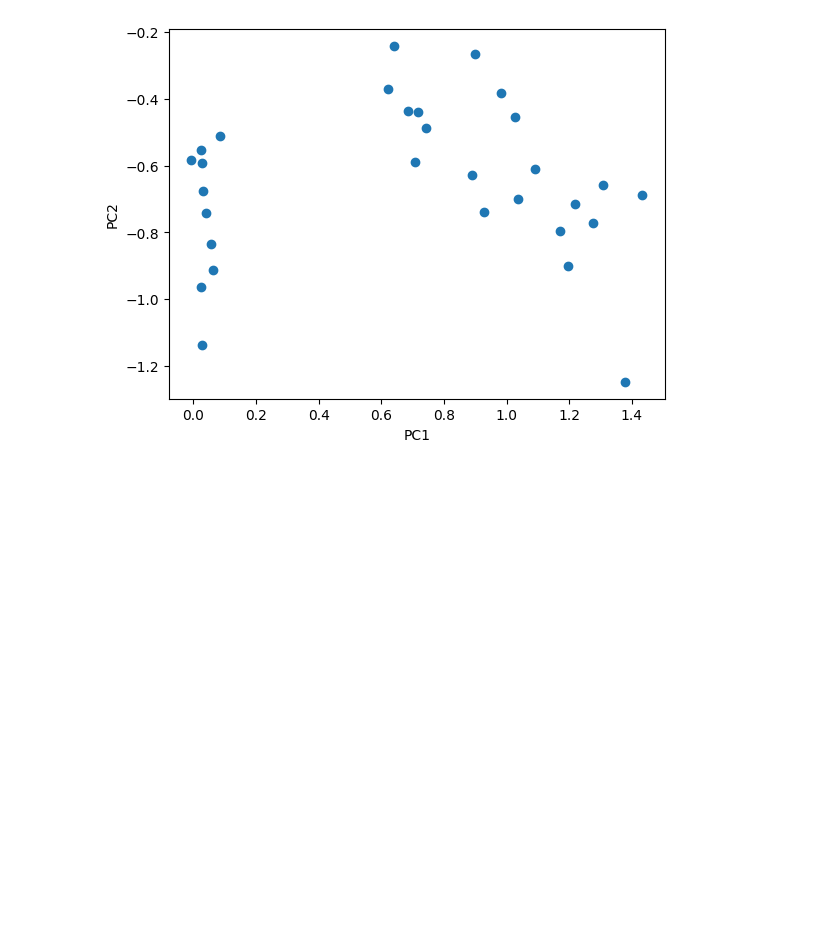
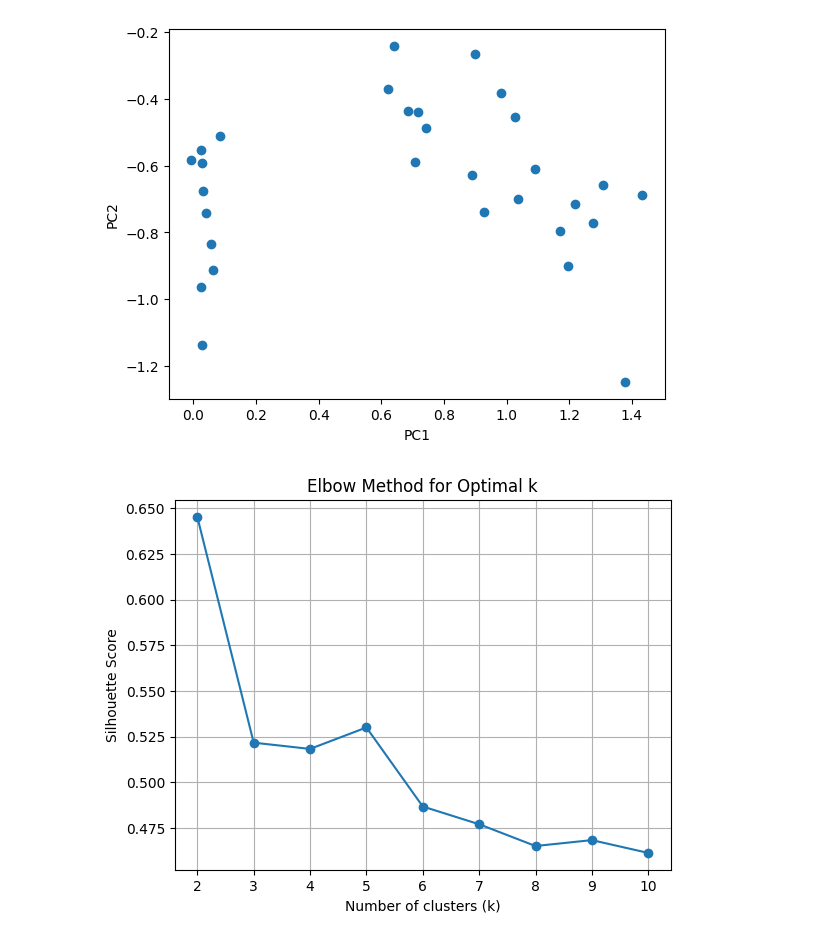
Before and after one commit to shofiannn/lks-kota-2024, a Jupyter notebook: lks_kota_2024.ipynb, the cells around one changed output. Drawn from its saved outputs; the diff is of its cells as text; code cells hidden in the pictures; blank space fills up the shorter version.

```diff
--- a/lks_kota_2024.ipynb
+++ b/lks_kota_2024.ipynb
@@ -68,7 +68,7 @@ sns.heatmap(df.corr(), annot=True)
 <Axes: >
 [figure]
 # %%
-x = df.drop(columns='Species').values
+x = df.drop(columns='Species')
 # %%
 x
 # %% [output]
@@ -94,7 +90,7 @@ np.random.seed(0)
 train_size = int(len(x) * 0.8)
 idx = np.random.permutation(len(x))
 
-x_train, x_test = x[idx[:train_size]], x[idx[train_size:]]
+x_train, x_test = x.iloc[idx[:train_size]], x.iloc[idx[train_size:]]
 
 print(x_train.shape)
 print(x_test.shape)
@@ -106,4 +102,4 @@ min_value = x_train.min(axis=0)
 max_value = x_train.max(axis=0)
 range_value = max_value - min_value
 range_value[range_value == 0] = 1
-x_train = (x_train - min_value) / range_value
+x_train_scaled = (x_train - min_value) / range_value
@@ -163,7 +155,7 @@ def pca(df):
     pca_df = np.dot(df, selected_eig_vec)
     return pca_df, n_components, selected_eig_vec
 # %%
-pca_train, n_components, selected_eig_vec = pca(x_train)
+pca_train, n_components, selected_eig_vec = pca(x_train_scaled)
 # %%
 plt.scatter(pca_train[:, 0], pca_train[:, 1])
 plt.xlabel('PC1')
@@ -200,3 +192,49 @@ plt.ylabel('PC2')
 plt.show()
 # %% [output]
 [figure]
+# %%
+def kmeans(X, k, max_iters=100):
+    np.random.seed(0) #menjaga agar hasil acakan tetap sama
+    centroids = X[np.random.choice(X.shape[0], k, replace=False)] #memilih centroid acak
+
+    for _ in range(max_iters):
+        distances = np.linalg.norm(X[:, np.newaxis] - centroids, axis=2) #menghitung jarak tiap data ke centroid
+        clusters = np.argmin(distances, axis=1) #mengelompokkan data ke centroid terdekat
+        new_centroids = np.array([X[clusters == j].mean(axis=0) for j in range(k)]) #menghitung centroid baru dari rata-rata jarak data di tiap cluster
+        if np.all(centroids == new_centroids):
+            break #jika centroid tidak berubah, iterasi dihentikan
+        centroids = new_centroids #mengupdate centroiid
+    return clusters, centroids
+
+def silhouette_score(X, labels):
+    n_samples = X.shape[0] #jumlah data
+    unique_labels = np.unique(labels) #mengambil nilai unik dari labels
+    n_clusters = unique_labels.shape[0] #jumlah cluster
+    if n_clusters == 1 or n_clusters == n_samples: #jika jumlah cluster 1 atau sama dengan jumlah data, maka tidak bisa dihitung
+        return 0
+    #inisialisasi nilai A dan B
+    A = np.zeros(n_samples)
+    B = np.zeros(n_samples)
+    for i in range(n_samples):
+        same_cluster = X[labels == labels[i]] #mengambil data yang sama cluster dengan data ke-i
+        other_clusters = [X[labels == label] for label in unique_labels if label != labels[i]] #mengambil data yang berbeda cluster dengan data ke-i
+        A[i] = np.mean(np.linalg.norm(same_cluster - X[i], axis=1)) #menghitung rata-rata jarak data ke-i dengan data di cluster yang sama
+        B[i] = np.min([np.mean(np.linalg.norm(cluster - X[i], axis=1)) for cluster in other_clusters]) #menghitung rata-rata jarak data ke-i dengan data di cluster yang berbeda
+    silhouette_scores = (B - A) / np.maximum(A, B) #menghitung silhouette score
+    return np.mean(silhouette_scores)
+
+silhouette_scores = []
+
+for k in range(2, 11):
+    labels, _ = kmeans(pca_train, k)
+    score = silhouette_score(pca_train, labels)
+    silhouette_scores.append(score)
+
+plt.plot(range(2, 11), silhouette_scores, marker='o')
+plt.xlabel('Number of clusters (k)')
+plt.ylabel('Silhouette Score')
+plt.title('Elbow Method for Optimal k')
+plt.grid(True)
+plt.show()
+# %% [output]
+[figure, added]
```
Also changed, not shown: parts of 14 cells of this notebook.
